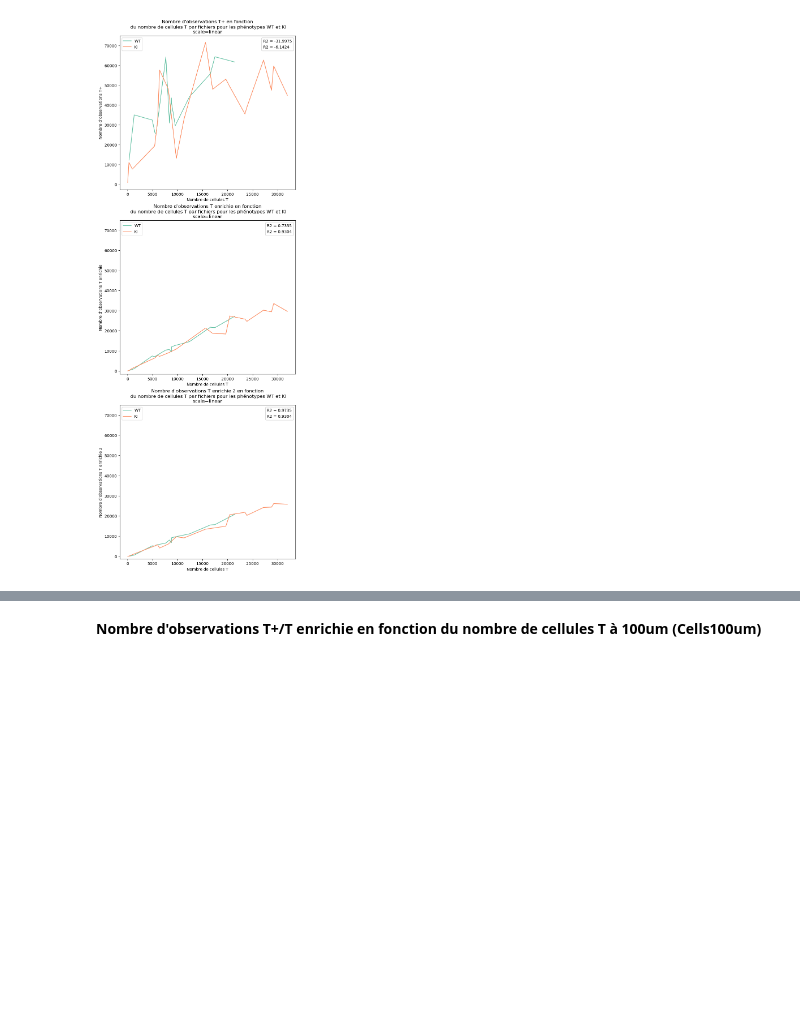
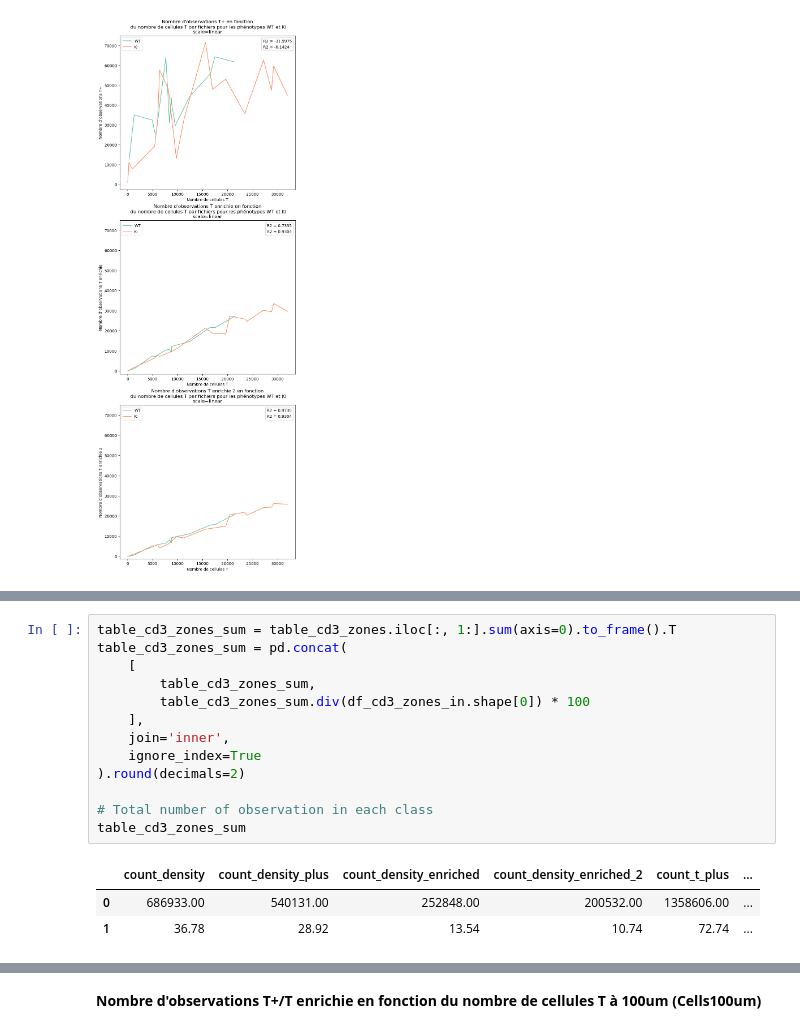
Before and after one commit to Trysis/TumorMEC, a Jupyter notebook: src/analysis.ipynb, the cells around one changed output, grey strips where cells are left out. Drawn from its saved outputs; the diff is of its cells as text; blank space fills up the shorter version.

```diff
--- a/src/analysis.ipynb
+++ b/src/analysis.ipynb
@@ -894,3 +914,20 @@ table_cd3_zones
+# %%
+table_cd3_zones_sum = table_cd3_zones.iloc[:, 1:].sum(axis=0).to_frame().T
+table_cd3_zones_sum = pd.concat(
+    [
+        table_cd3_zones_sum,
+        table_cd3_zones_sum.div(df_cd3_zones_in.shape[0]) * 100
+    ],
+    join='inner',
+    ignore_index=True
+).round(decimals=2)
+
+# Total number of observation in each class
+table_cd3_zones_sum
+# %% [output]
+|  | count_density | count_density_plus | count_density_enriched | count_density_enriched_2 | count_t_plus | ... |
+| 0 | 686933.00 | 540131.00 | 252848.00 | 200532.00 | 1358606.00 | ... |
+| 1 | 36.78 | 28.92 | 13.54 | 10.74 | 72.74 | ... |
 # %%
 # Statistics on T cells
 q_percent = [0, 0.25, 0.5, 0.75, 1]
```
Also changed, not shown: parts of 65 cells of this notebook, 8 other files.
